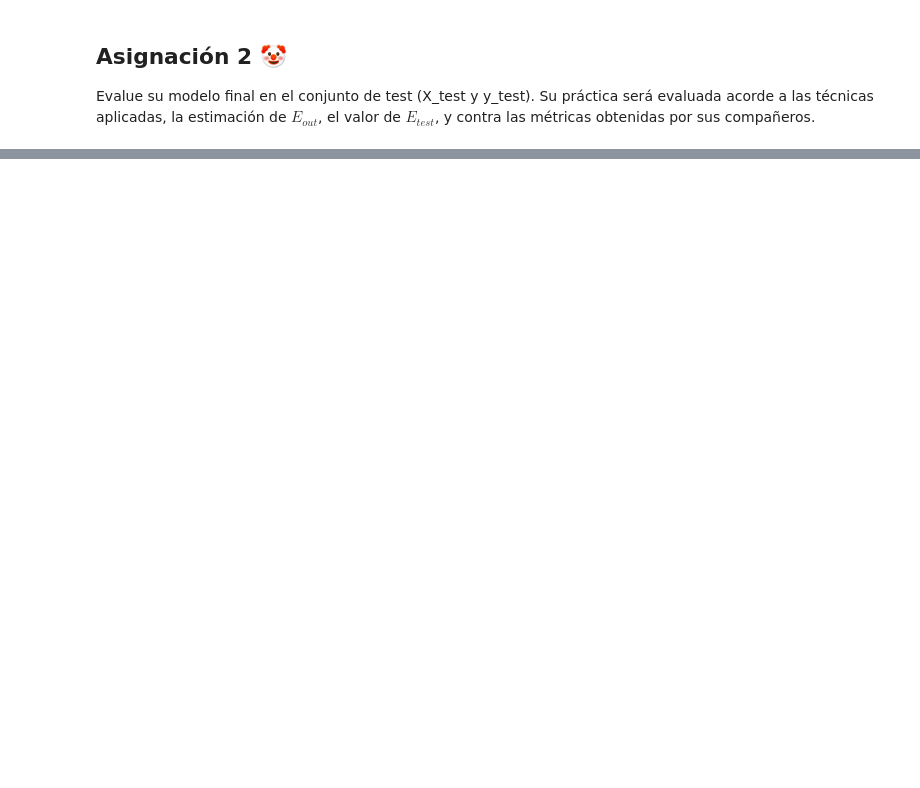
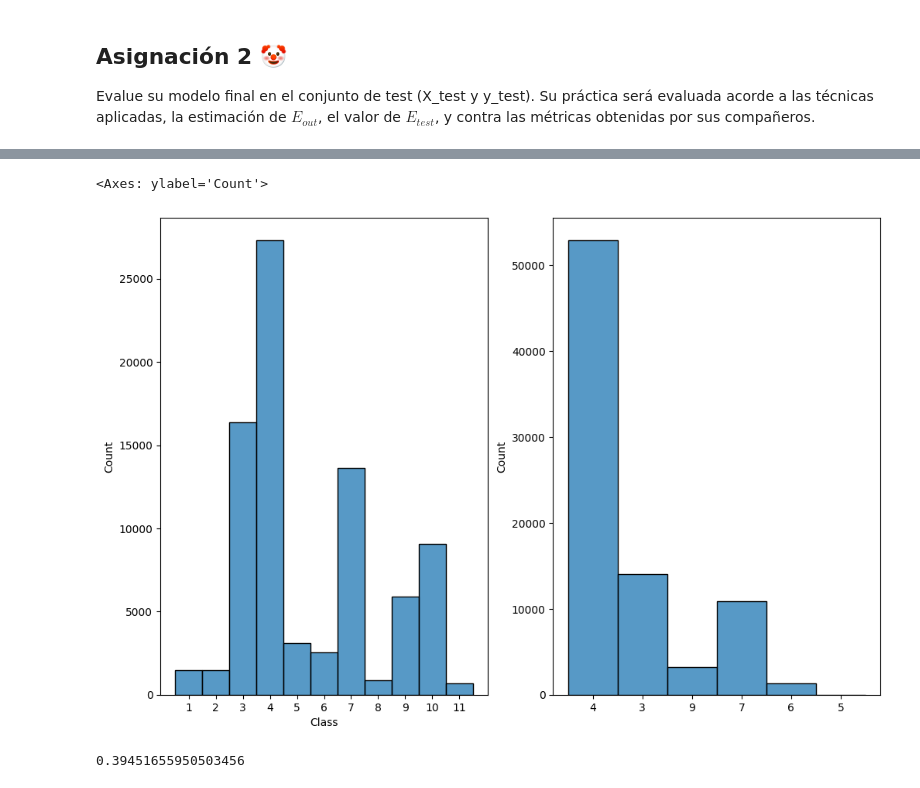
Before and after one commit to V-ivan11/Modelado, a Jupyter notebook: Practicas/4 - Overfitting.ipynb, the cells around one changed output, grey strips where cells are left out. Cells and saved outputs as stored; diff of their text form; code cells hidden in the pictures; blank space fills up the shorter version.

```diff
--- a/Practicas/4 - Overfitting.ipynb
+++ b/Practicas/4 - Overfitting.ipynb
@@ -212,7 +220,0 @@ print(model.score(X_train, y_train))
-# %%
-X_test = pd.get_dummies(X_test, prefix=["V1","V2"], columns=["V1","V2"])
-X_test["V5"] = (X_test["V5"] - X_test["V5"].mean()) / X_test["V5"].std()
-X_test["V6"] = (X_test["V6"] - X_test["V6"].mean()) / X_test["V6"].std()
-X_test["V7"] = (X_test["V7"] - X_test["V7"].mean()) / X_test["V7"].std()
-X_test = X_test.drop(columns=['V3', 'V4'])
-X_test
@@ -238,0 +221,17 @@ SGDClassifier =  0.33133567875773384 vs 0.27833313114157465
+# %%
+def scaled_dataframe(data):
+    data_scaled = data
+    for i in data.columns:
+        if data[i].dtype == 'int64' or data[i].dtype == 'float64':
+            min_r = np.amin(data[i])
+            max_r = np.amax(data[i])
+
+            data_scaled[i] = (data[i]-min_r)/(max_r-min_r)
+
+    return data_scaled
+# %%
+X_train = scaled_dataframe(X_train)
+model = LogisticRegression(solver="sag", multi_class='multinomial')
+model = model.fit(X_train, y_train)
+
+print("%0.4f accuracy" % model.score(X_train, y_train))
@@ -240,3 +241,9 @@ SGDClassifier =  0.33133567875773384 vs 0.27833313114157465
 ## Asignación 2 &#x1F921;
 
 Evalue su modelo final en el conjunto de test (X_test y y_test). Su práctica será evaluada acorde a las técnicas aplicadas, la estimación de $E_{out}$, el valor de $E_{test}$, y contra las métricas obtenidas por sus compañeros.
+# %%
+X_test = pd.get_dummies(X_test, prefix=["V1","V2"], columns=["V1","V2"])
+X_test = X_test.drop(columns=['V3', 'V4'])
+
+X_test = scaled_dataframe(X_test)
+X_test
@@ -242,0 +264,12 @@ Evalue su modelo final en el conjunto de test (X_test y y_test). Su práctica se
+# %%
+y_pred = model.predict(X_test)
+fig, axs = plt.subplots(ncols=2, nrows= 1, figsize=(12, 8))
+sns.histplot(x = y_test, ax = axs[0])
+sns.histplot(x = y_pred, ax = axs[1])
+# %% [output]
+<Axes: ylabel='Count'>
+[figure, added]
+# %%
+model.score(X_test, y_test)
+# %% [output]
+0.39451655950503456
```
Also changed, not shown: parts of 15 cells of this notebook.
